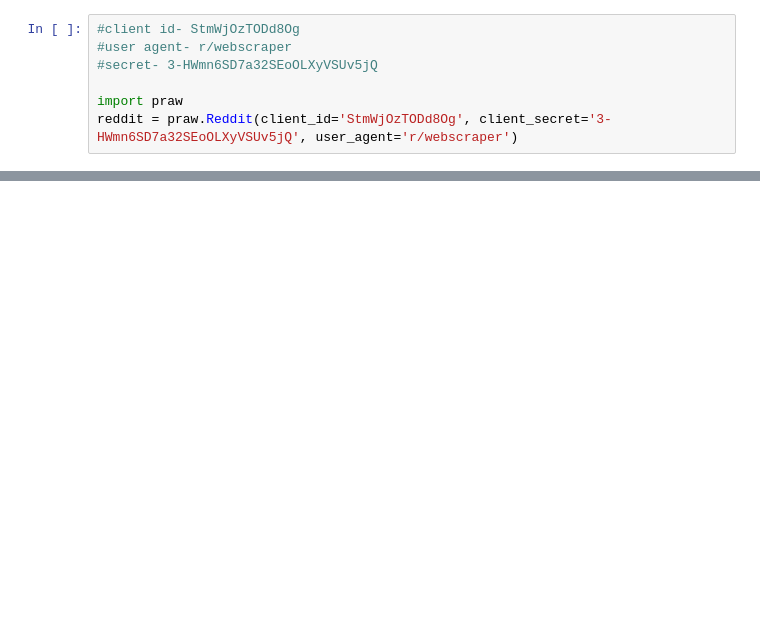
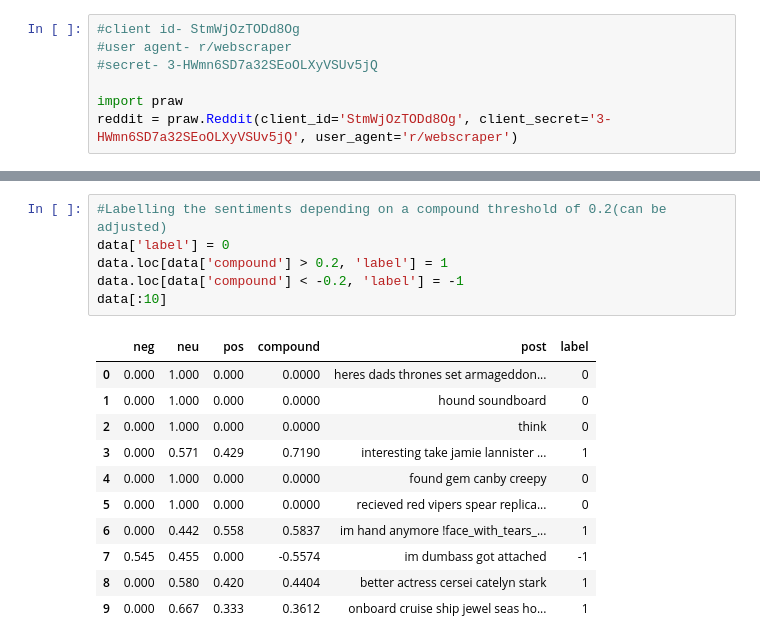
Before and after one commit to forkdump/reddityze, a Jupyter notebook: code/subreddit_analyzer.ipynb, the cells around one changed output, grey strips where cells are left out. Saved outputs shown, nothing was run; the diff lists cells and outputs as text; blank space fills up the shorter version.

```diff
--- a/code/subreddit_analyzer.ipynb
+++ b/code/subreddit_analyzer.ipynb
@@ -152,0 +170,18 @@ data.head()
+# %%
+#Labelling the sentiments depending on a compound threshold of 0.2(can be adjusted)
+data['label'] = 0
+data.loc[data['compound'] > 0.2, 'label'] = 1
+data.loc[data['compound'] < -0.2, 'label'] = -1
+data[:10]
+# %% [output]
+|  | neg | neu | pos | compound | post | label |
+| 0 | 0.000 | 1.000 | 0.000 | 0.0000 | heres dads thrones set armageddon... | 0 |
+| 1 | 0.000 | 1.000 | 0.000 | 0.0000 | hound soundboard | 0 |
+| 2 | 0.000 | 1.000 | 0.000 | 0.0000 | think | 0 |
+| 3 | 0.000 | 0.571 | 0.429 | 0.7190 | interesting take jamie lannister ... | 1 |
+| 4 | 0.000 | 1.000 | 0.000 | 0.0000 | found gem canby creepy | 0 |
+| 5 | 0.000 | 1.000 | 0.000 | 0.0000 | recieved red vipers spear replica... | 0 |
+| 6 | 0.000 | 0.442 | 0.558 | 0.5837 | im hand anymore !face_with_tears_... | 1 |
+| 7 | 0.545 | 0.455 | 0.000 | -0.5574 | im dumbass got attached | -1 |
+| 8 | 0.000 | 0.580 | 0.420 | 0.4404 | better actress cersei catelyn stark | 1 |
+| 9 | 0.000 | 0.667 | 0.333 | 0.3612 | onboard cruise ship jewel seas ho... | 1 |
```
Also changed, not shown: parts of 14 cells of this notebook, 1 other file.
